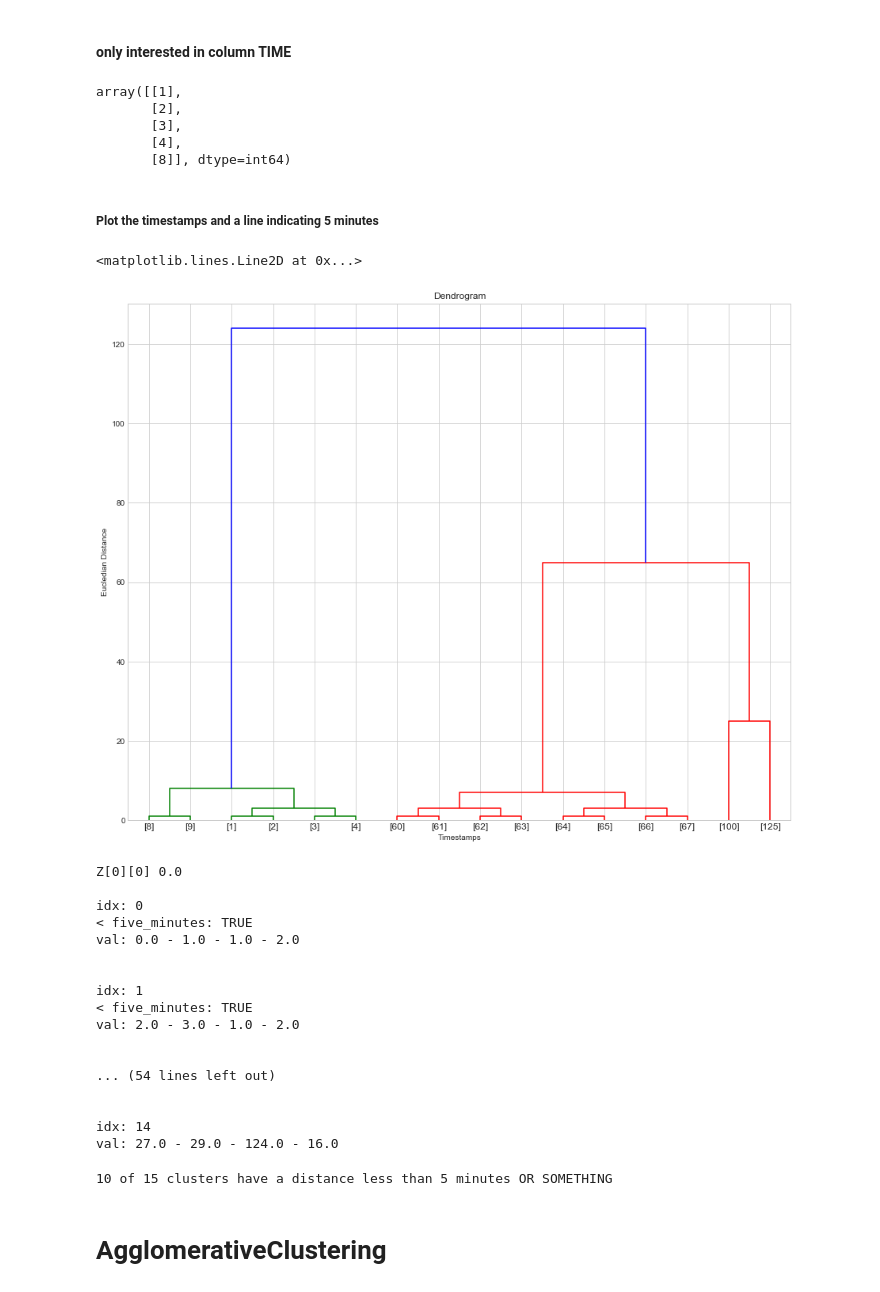
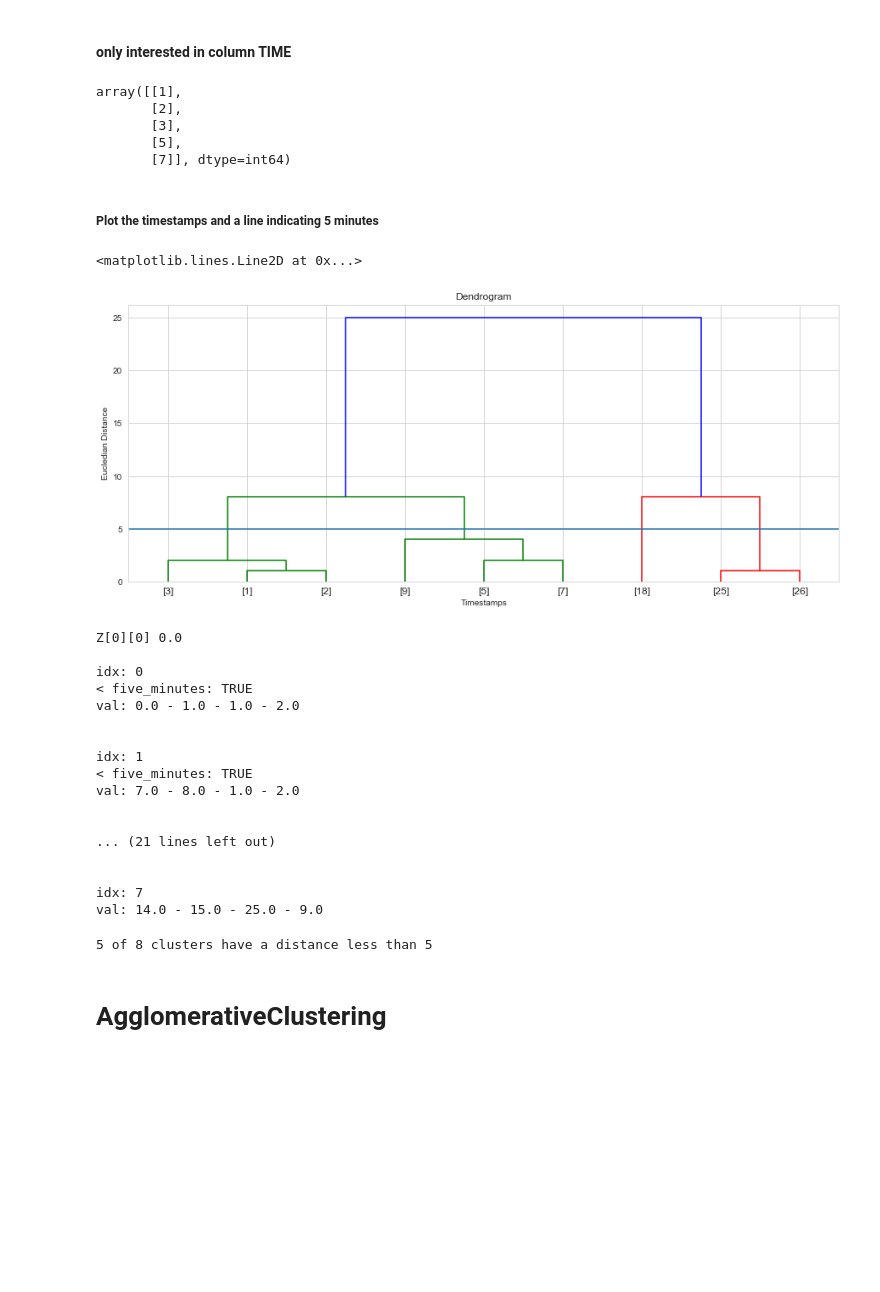
Before and after one commit to WyTho/MachineLearning, a Jupyter notebook: jupyter/_OLD/hca3.ipynb, the cells around one changed output. Cells and saved outputs as stored; diff of their text form; code cells hidden in the pictures; blank space fills up the shorter version.

```diff
--- a/jupyter/_OLD/hca3.ipynb
+++ b/jupyter/_OLD/hca3.ipynb
@@ -13,12 +13,12 @@ from pylab import rcParams
 import seaborn as sb
 
 %matplotlib inline
-rcParams['figure.figsize'] = 15, 12
+rcParams['figure.figsize'] = 15, 6
 sb.set_style('whitegrid')
 # %% [markdown]
 ## Import dataset
 # %%
-address = '../datasets/staandelamp_realistic.json'
+address = '../../datasets/staandelamp_realistic.json'
 df_data = pd.read_json(address)
 
 # Sort the data on timestamp
@@ -26,24 +26,17 @@ df_data = df_data.sort_values(by=['time'])
 
 # Grab around 6 hours of timestamps
 ### TEMP ###
-df_data = df_data[:16]   #42
+df_data = df_data[:9]   #42
 ### TEMP ###
-df_data.iloc[0, (2)] = 1
-df_data.iloc[1, (2)] = 2
-df_data.iloc[2, (2)] = 3
-df_data.iloc[3, (2)] = 4
-df_data.iloc[4, (2)] = 8
-df_data.iloc[5, (2)] = 9
-df_data.iloc[6, (2)] = 100
-df_data.iloc[7, (2)] = 125
-df_data.iloc[8, (2)] = 60
-df_data.iloc[9, (2)] = 61
-df_data.iloc[10, (2)] = 62
-df_data.iloc[11, (2)] = 63
-df_data.iloc[12, (2)] = 64
-df_data.iloc[13, (2)] = 65
-df_data.iloc[14, (2)] = 66
-df_data.iloc[15, (2)] = 67
+df_data.iloc[0, (2)]  = 1
+df_data.iloc[1, (2)]  = 2
+df_data.iloc[2, (2)]  = 3
+df_data.iloc[3, (2)]  = 5
+df_data.iloc[4, (2)]  = 7
+df_data.iloc[5, (2)]  = 9
+df_data.iloc[6, (2)]  = 18
+df_data.iloc[7, (2)]  = 25
+df_data.iloc[8, (2)]  = 26
 
 print(df_data.shape)
 
@@ -81,31 +64,31 @@ X[:5]
 array([[1],
        [2],
        [3],
-       [4],
-       [8]], dtype=int64)
+       [5],
+       [7]], dtype=int64)
 # %% [markdown]
 ##### Plot the timestamps and a line indicating 5 minutes
 # %%
 from scipy.cluster.hierarchy import dendrogram, linkage
 Z = linkage(X, method='complete')
 gram = dendrogram(
     Z,
     labels=X,
     # truncate_mode='lastp',
     # p=12,
     # leaf_rotation=45.,
     # leaf_font_size=15.,
     # show_contracted=True
 )
 plt.title('Dendrogram')
 plt.xlabel('Timestamps')
 plt.ylabel('Eucledian Distance')
 
-# This line represents a distance of 5 minutes
-plt.axhline(y=300000)
+# This line represents a distance of 5
+plt.axhline(y=5)
 # %% [output]
 <matplotlib.lines.Line2D at 0x...>
-[figure, old version]
+[figure, new version]
 # %%
 # Debug Z
 
@@ -141,24 +124,24 @@ val: 0.0 - 1.0 - 1.0 - 2.0
 
 idx: 1
 < five_minutes: TRUE
-val: 2.0 - 3.0 - 1.0 - 2.0
+val: 7.0 - 8.0 - 1.0 - 2.0
 
 
-... (54 lines left out)
+... (21 lines left out)
 
 
-idx: 14
-val: 27.0 - 29.0 - 124.0 - 16.0
+idx: 7
+val: 14.0 - 15.0 - 25.0 - 9.0
 # %%
 total_number_of_clusters = Z.shape[0]
 print(
     clusters_with_distance_of_five_minutes_or_less,
     'of',
     total_number_of_clusters,
-    'clusters have a distance less than 5 minutes OR SOMETHING'
+    'clusters have a distance less than 5'
 )
 # %% [output]
-10 of 15 clusters have a distance less than 5 minutes OR SOMETHING
+5 of 8 clusters have a distance less than 5
 # %% [markdown]
 # AgglomerativeClustering
 # %%
```
Also changed, not shown: parts of 8 cells of this notebook, 5 other files.
